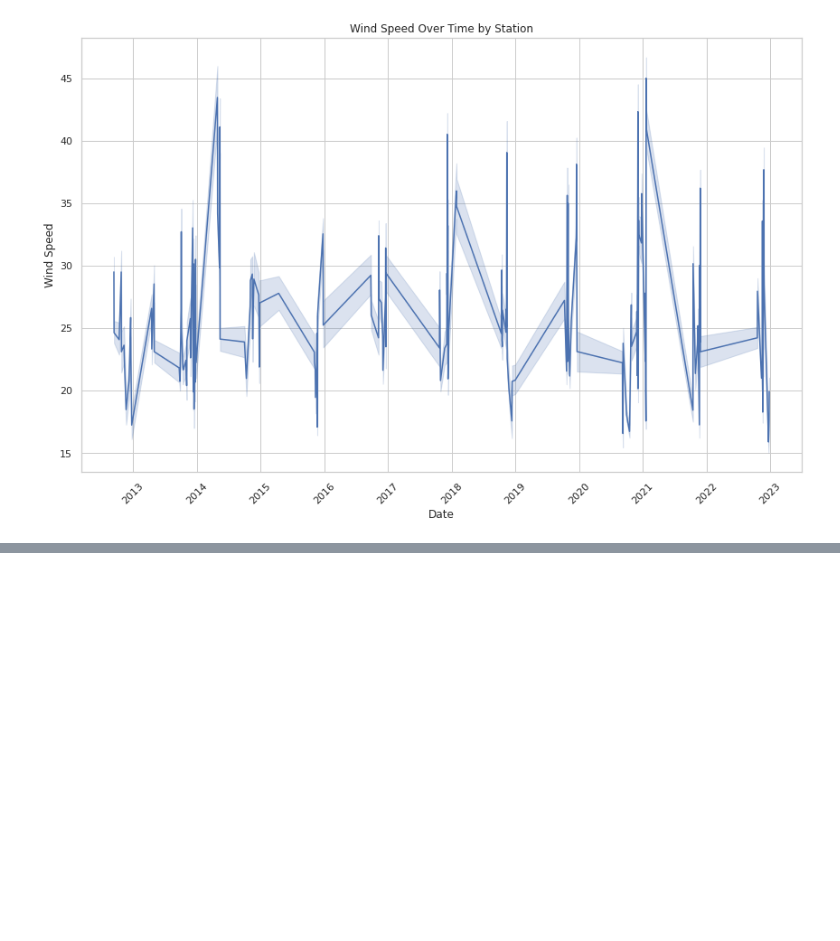
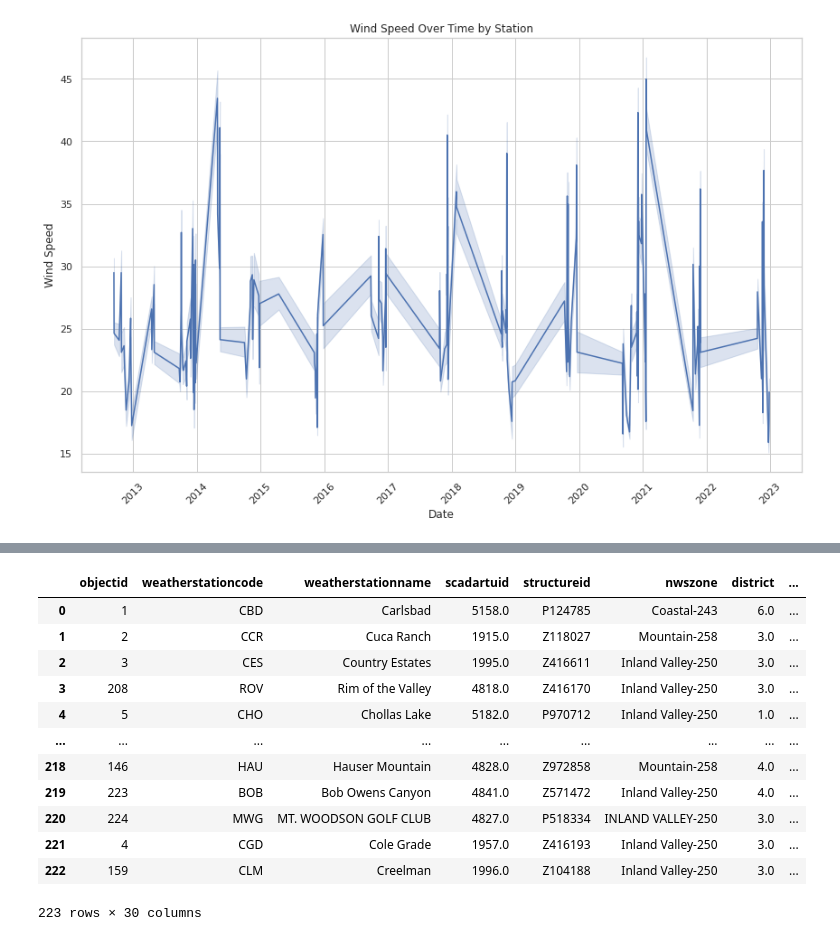
Before and after one commit to gkao25/dsc180a-wildfire, a Jupyter notebook: DSC_180A_Project1_Steven_Sahar.ipynb, the cells around one changed output, grey strips where cells are left out. Saved outputs shown, nothing was run; the diff lists cells and outputs as text; code cells hidden in the pictures; blank space fills up the shorter version.

```diff
--- a/DSC_180A_Project1_Steven_Sahar.ipynb
+++ b/DSC_180A_Project1_Steven_Sahar.ipynb
@@ -329,0 +373,20 @@ plt.show()
+# %%
+weather_station_psps = gis_weather_station.merge(combined_count, left_on='weatherstationcode', right_index=True, how='left')
+weather_station_psps['above_threshold_count'] = weather_station_psps['above_threshold_count'].fillna(0)
+weather_station_psps['wind_speed_count'] = weather_station_psps['wind_speed_count'].fillna(0)
+weather_station_psps['PSPS_probability'] = weather_station_psps['PSPS_probability'].fillna(0)
+weather_station_psps
+# %% [output]
+|  | objectid | weatherstationcode | weatherstationname | scadartuid | structureid | nwszone | district | ... |
+| 0 | 1 | CBD | Carlsbad | 5158.0 | P124785 | Coastal-243 | 6.0 | ... |
+| 1 | 2 | CCR | Cuca Ranch | 1915.0 | Z118027 | Mountain-258 | 3.0 | ... |
+| 2 | 3 | CES | Country Estates | 1995.0 | Z416611 | Inland Valley-250 | 3.0 | ... |
+| 3 | 208 | ROV | Rim of the Valley | 4818.0 | Z416170 | Inland Valley-250 | 3.0 | ... |
+| 4 | 5 | CHO | Chollas Lake | 5182.0 | P970712 | Inland Valley-250 | 1.0 | ... |
+| ... | ... | ... | ... | ... | ... | ... | ... | ... |
+| 218 | 146 | HAU | Hauser Mountain | 4828.0 | Z972858 | Mountain-258 | 4.0 | ... |
+| 219 | 223 | BOB | Bob Owens Canyon | 4841.0 | Z571472 | Inland Valley-250 | 4.0 | ... |
+| 220 | 224 | MWG | MT. WOODSON GOLF CLUB | 4827.0 | P518334 | INLAND VALLEY-250 | 3.0 | ... |
+| 221 | 4 | CGD | Cole Grade | 1957.0 | Z416193 | Inland Valley-250 | 3.0 | ... |
+| 222 | 159 | CLM | Creelman | 1996.0 | Z104188 | Inland Valley-250 | 3.0 | ... |
+223 rows × 30 columns
```
Also changed, not shown: parts of 16 cells of this notebook, 2 other files.
